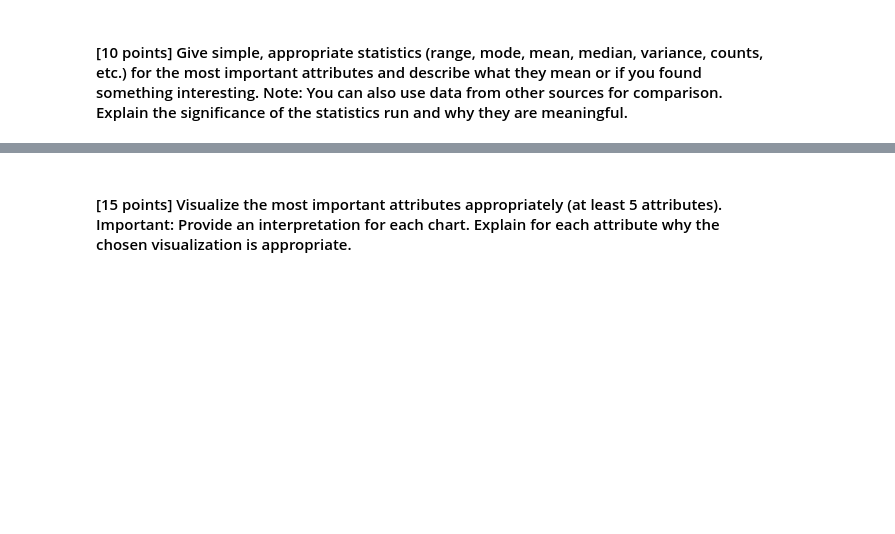
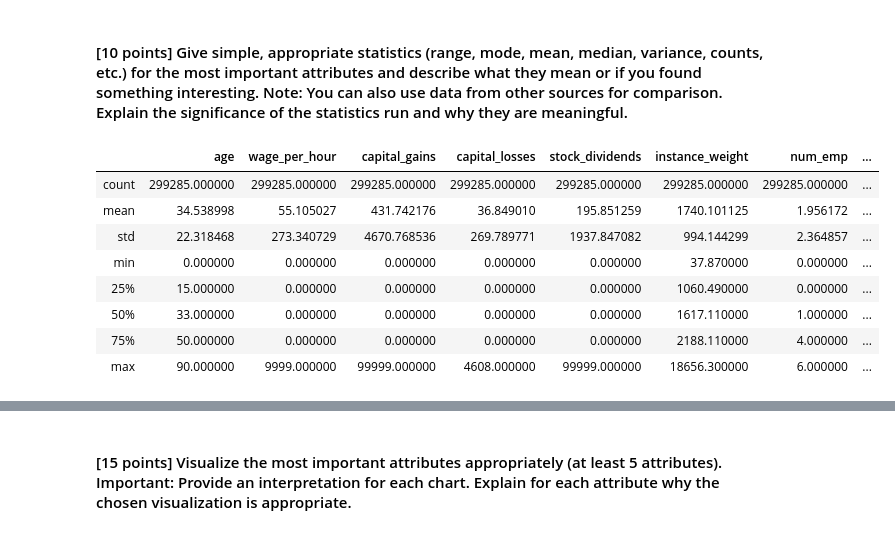
Before and after one commit to mcgrupp2/DS7331_termProject, a Jupyter notebook: roughDraftOutline.ipynb, the cells around one changed output, grey strips where cells are left out. Drawn from its saved outputs; the diff is of its cells as text; code cells hidden in the pictures; blank space fills up the shorter version.

Commit message:
Added data description and simple stats
Simple stats will need a little bit more work, and the data description will need to be review by our team.

```diff
--- a/roughDraftOutline.ipynb
+++ b/roughDraftOutline.ipynb
@@ -30,0 +148,6 @@ This data is important because it allows labor force analysts to produce a stati
+# %%
+df = pd.read_csv('/Users/password1234/Documents/Machine Learning/census-income.data.csv', header = None, names = header_names)
+df_test = pd.read_csv('/Users/password1234/Documents/Machine Learning/census-income.test.csv', header = None, names = header_names)
+df = pd.concat([df, df_test]) #The test file, labeled so it can be merged with original
+df.drop(columns = ['instance_weight'])
+df.shape
@@ -31,2 +224,15 @@ This data is important because it allows labor force analysts to produce a stati
 # %% [markdown]
 #### [10 points] Give simple, appropriate statistics (range, mode, mean, median, variance, counts, etc.) for the most important attributes and describe what they mean or if you found something interesting. Note: You can also use data from other sources for comparison. Explain the significance of the statistics run and why they are meaningful.
+# %%
+#The below code is to get some simple statistics for all of the continuous variables
+df.describe()
+# %% [output]
+|  | age | wage_per_hour | capital_gains | capital_losses | stock_dividends | instance_weight | num_emp | ... |
+| count | 299285.000000 | 299285.000000 | 299285.000000 | 299285.000000 | 299285.000000 | 299285.000000 | 299285.000000 | ... |
+| mean | 34.538998 | 55.105027 | 431.742176 | 36.849010 | 195.851259 | 1740.101125 | 1.956172 | ... |
+| std | 22.318468 | 273.340729 | 4670.768536 | 269.789771 | 1937.847082 | 994.144299 | 2.364857 | ... |
+| min | 0.000000 | 0.000000 | 0.000000 | 0.000000 | 0.000000 | 37.870000 | 0.000000 | ... |
+| 25% | 15.000000 | 0.000000 | 0.000000 | 0.000000 | 0.000000 | 1060.490000 | 0.000000 | ... |
+| 50% | 33.000000 | 0.000000 | 0.000000 | 0.000000 | 0.000000 | 1617.110000 | 1.000000 | ... |
+| 75% | 50.000000 | 0.000000 | 0.000000 | 0.000000 | 0.000000 | 2188.110000 | 4.000000 | ... |
+| max | 90.000000 | 9999.000000 | 99999.000000 | 4608.000000 | 99999.000000 | 18656.300000 | 6.000000 | ... |
```
Also changed, not shown: parts of 9 cells of this notebook.
